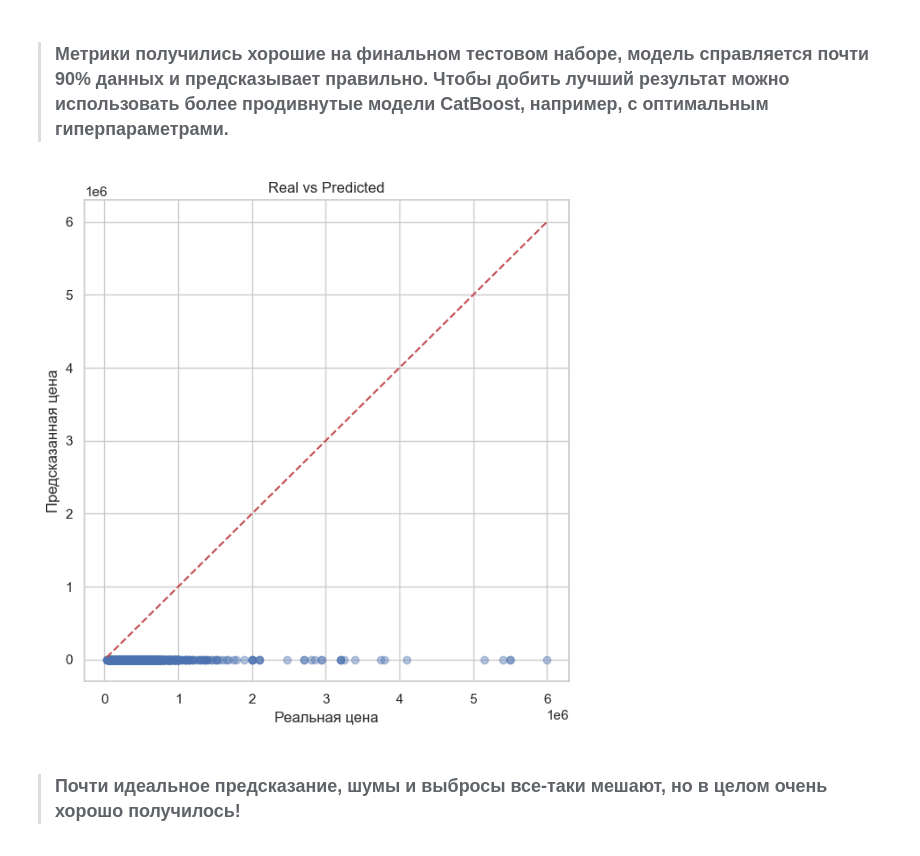
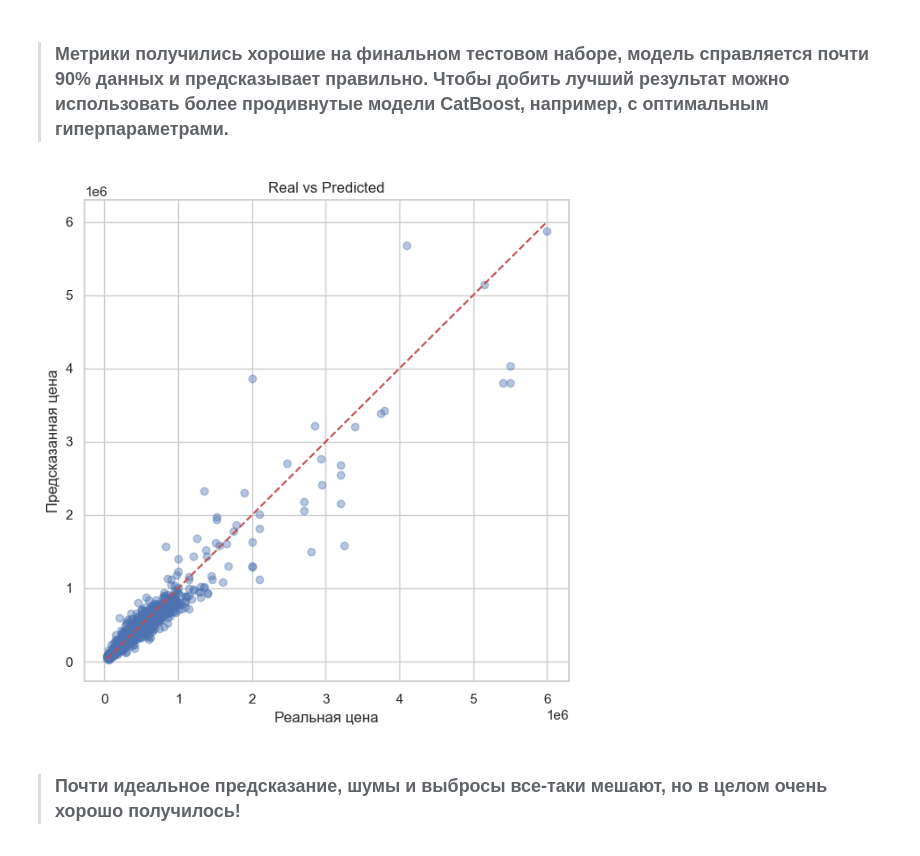
Before and after one commit to krasnovdanial/HomeWorkML, a Jupyter notebook: HW1/notebooks/HW1_Regression_with_inference_base.ipynb, the cells around one changed output. Drawn from its saved outputs; the diff is of its cells as text; code cells hidden in the pictures.

```diff
--- a/HW1/notebooks/HW1_Regression_with_inference_base.ipynb
+++ b/HW1/notebooks/HW1_Regression_with_inference_base.ipynb
@@ -2115,17 +2115,17 @@ display(Markdown(f"* #### MAE (Средняя абсолютная ошибка)
 > ### Метрики получились хорошие на финальном тестовом наборе, модель справляется почти 90% данных и предсказывает правильно. Чтобы добить лучший результат можно использовать более продивнутые модели CatBoost, например, с оптимальным гиперпараметрами.
 # %%
 plt.figure(figsize=(7, 7))
-plt.scatter(y_test_real, pred_log, alpha=0.4)
+plt.scatter(y_test_real, pred_price, alpha=0.4)
 plt.plot([y_test_real.min(), y_test_real.max()],
          [y_test_real.min(), y_test_real.max()],
          'r--')
 plt.xlabel("Реальная цена")
 plt.ylabel("Предсказанная цена")
 plt.title("Real vs Predicted")
 plt.grid(True)
 plt.show()
 # %% [output]
-[figure, old version]
+[figure, new version]
 # %% [markdown]
 > ### Почти идеальное предсказание, шумы и выбросы все-таки мешают, но в целом очень хорошо получилось!
 # %% [markdown]
```
Also changed, not shown: parts of 1 cell of this notebook.
